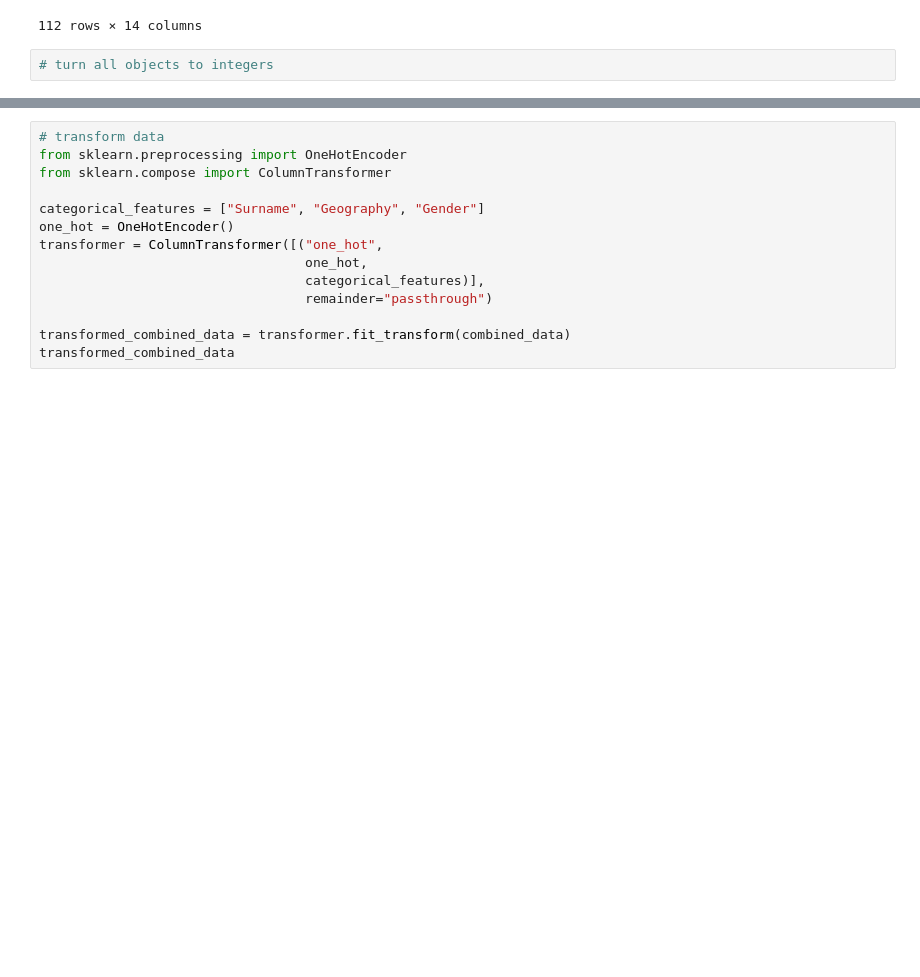
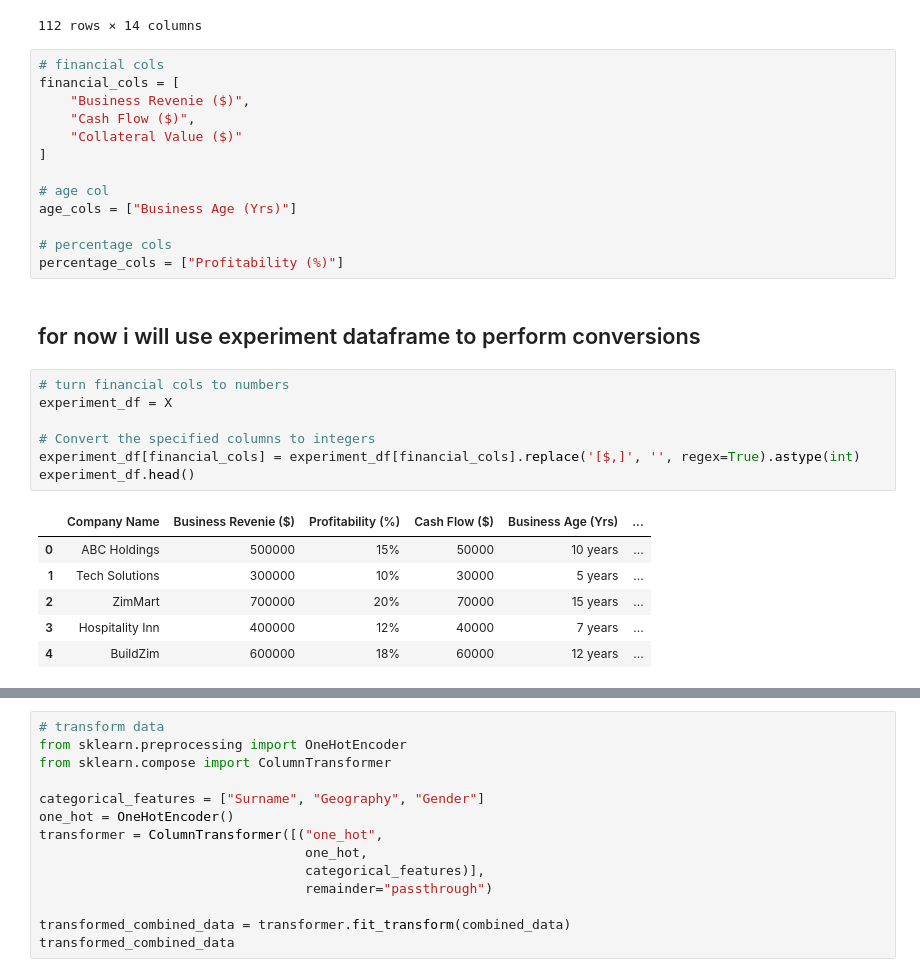
Before and after one commit to GoldenEye37/loan-approval-using-machine-learning-and-external-data-sources, a Jupyter notebook: loan_approval_using_machine_learning_and_external_data_sources.ipynb, the cells around one changed output, grey strips where cells are left out. Saved outputs shown, nothing was run; the diff lists cells and outputs as text; blank space fills up the shorter version.

Commit message:
feat:convert financial cols to int32

```diff
--- a/loan_approval_using_machine_learning_and_external_data_sources.ipynb
+++ b/loan_approval_using_machine_learning_and_external_data_sources.ipynb
@@ -1215,4 +1215,31 @@ X
 | 111 | Fidelity Life Medical Aid Society | $1,900,000 | 24% | $190,000 | 18 years | ... |
 112 rows × 14 columns
 # %%
-# turn all objects to integers
+# financial cols
+financial_cols = [
+    "Business Revenie ($)",
+    "Cash Flow ($)",
+    "Collateral Value ($)"
+]
+
+# age col
+age_cols = ["Business Age (Yrs)"]
+
+# percentage cols
+percentage_cols = ["Profitability (%)"]
+# %% [markdown]
+## for now i will use experiment dataframe to perform conversions
+# %%
+# turn financial cols to numbers
+experiment_df = X
+
+# Convert the specified columns to integers
+experiment_df[financial_cols] = experiment_df[financial_cols].replace('[$,]', '', regex=True).astype(int)
+experiment_df.head()
+# %% [output]
+|  | Company Name | Business Revenie ($) | Profitability (%) | Cash Flow ($) | Business Age (Yrs) | ... |
+| 0 | ABC Holdings | 500000 | 15% | 50000 | 10 years | ... |
+| 1 | Tech Solutions | 300000 | 10% | 30000 | 5 years | ... |
+| 2 | ZimMart | 700000 | 20% | 70000 | 15 years | ... |
+| 3 | Hospitality Inn | 400000 | 12% | 40000 | 7 years | ... |
+| 4 | BuildZim | 600000 | 18% | 60000 | 12 years | ... |
```
Also changed, not shown: parts of 1 cell of this notebook.
